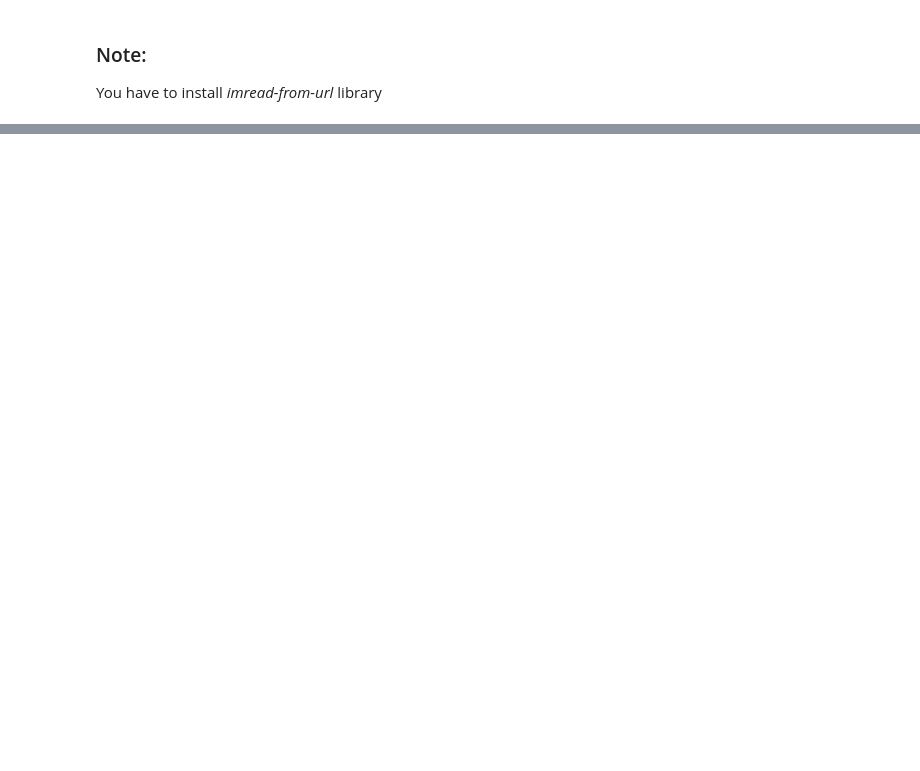
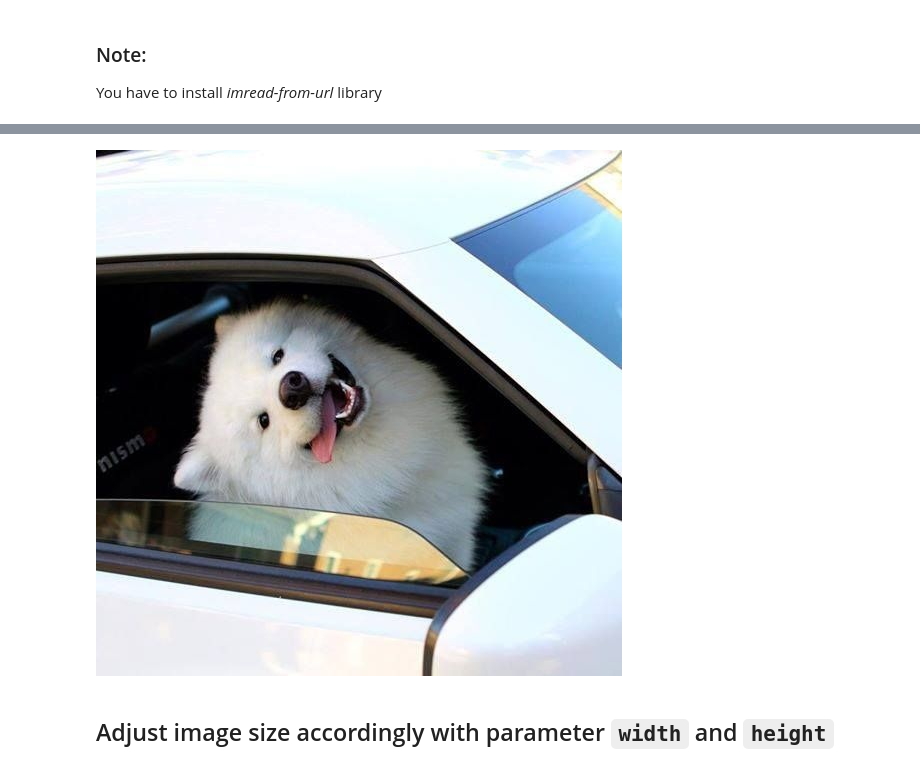
Before and after one commit to codenamewei/technical-posts, a Jupyter notebook: post1/show_image.ipynb, the cells around one changed output, grey strips where cells are left out. Saved outputs shown, nothing was run; the diff lists cells and outputs as text; code cells hidden in the pictures; blank space fills up the shorter version.

```diff
--- a/post1/show_image.ipynb
+++ b/post1/show_image.ipynb
@@ -49,0 +53,8 @@ FileNotFoundError: [Errno 2] No such file or directory: 'https://i.pinimg.com/56
+# %%
+absolute_local_file_path = "/Users/chiawei.lim/Downloads/buffer/technical-posts/post1/placeholder/2023Aug25_164145.jpg"
+
+Image(filename=imagefilepath)
+# %% [output]
+[figure, added]
+# %% [markdown]
+## Adjust image size accordingly with parameter `width` and `height`
```
Also changed, not shown: parts of 12 cells of this notebook.
